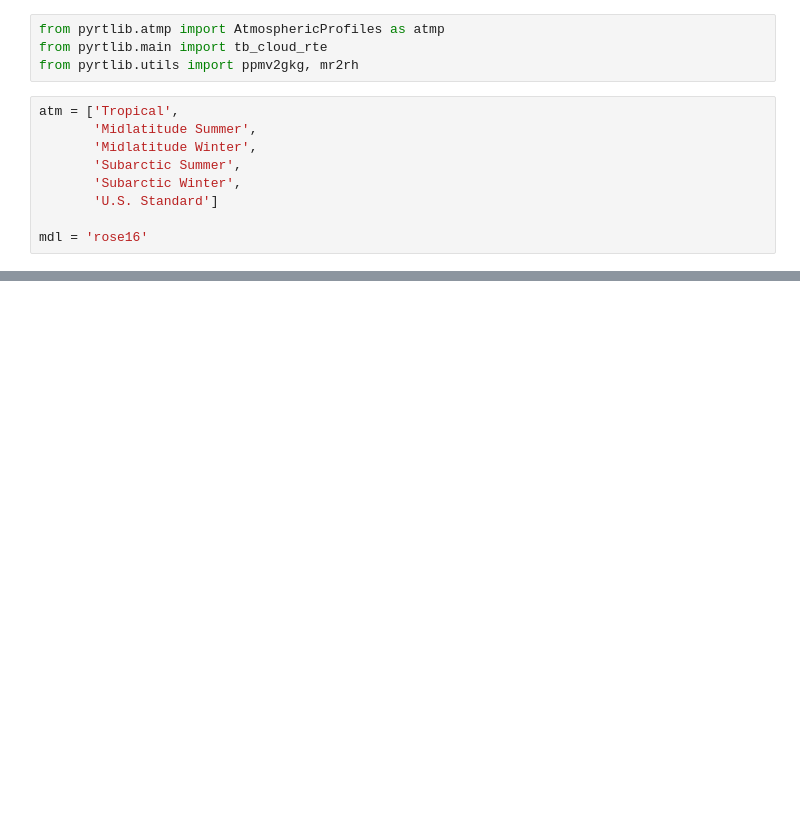
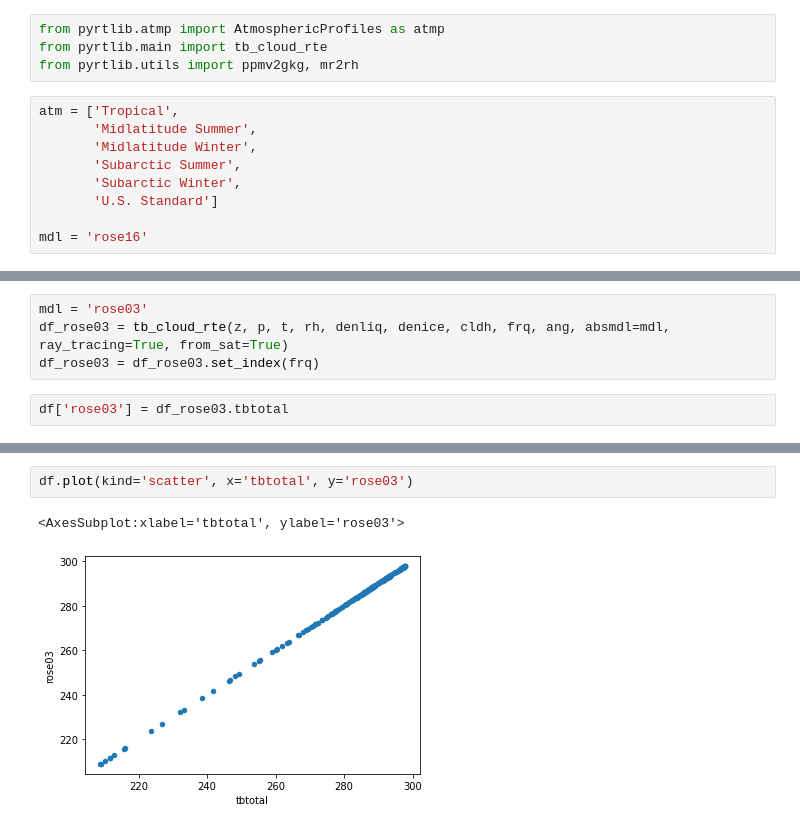
Before and after one commit to SatCloP/pyrtlib, a Jupyter notebook: docs/examples/example1.ipynb, the cells around one changed output, grey strips where cells are left out. Drawn from its saved outputs; the diff is of its cells as text; blank space fills up the shorter version.

```diff
--- a/docs/examples/example1.ipynb
+++ b/docs/examples/example1.ipynb
@@ -69 +66,7 @@ df
 181 rows × 7 columns
+# %%
+mdl = 'rose03'
+df_rose03 = tb_cloud_rte(z, p, t, rh, denliq, denice, cldh, frq, ang, absmdl=mdl, ray_tracing=True, from_sat=True)
+df_rose03 = df_rose03.set_index(frq)
+# %%
+df['rose03'] = df_rose03.tbtotal
@@ -69,0 +89,5 @@ df
+# %%
+df.plot(kind='scatter', x='tbtotal', y='rose03')
+# %% [output]
+<AxesSubplot:xlabel='tbtotal', ylabel='rose03'>
+[figure, added]
```
Also changed, not shown: parts of 4 cells of this notebook, 2 other files.
